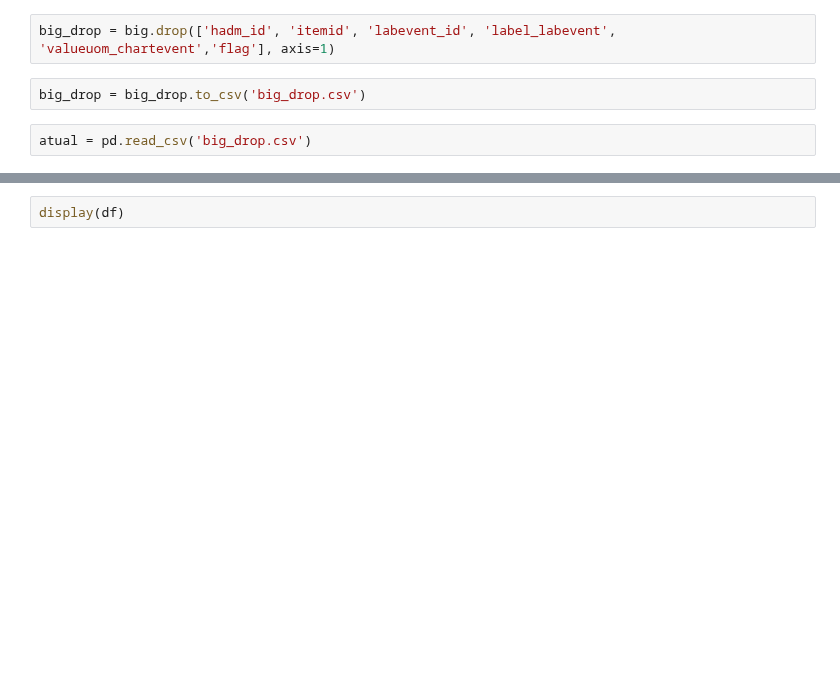
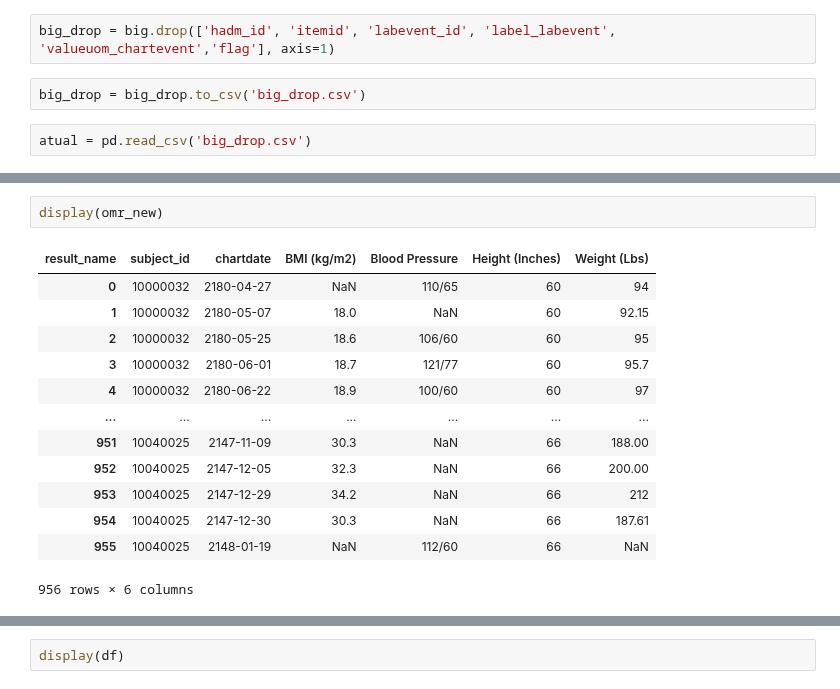
Before and after one commit to CatarinaCosta02/Master_Thesis, a Jupyter notebook: models/Final_treament.ipynb, the cells around one changed output, grey strips where cells are left out. Saved outputs shown, nothing was run; the diff lists cells and outputs as text; blank space fills up the shorter version.

```diff
--- a/models/Final_treament.ipynb
+++ b/models/Final_treament.ipynb
@@ -530,0 +547,16 @@ atual = pd.read_csv('big_drop.csv')
+# %%
+display(omr_new)
+# %% [output]
+| result_name | subject_id | chartdate | BMI (kg/m2) | Blood Pressure | Height (Inches) | Weight (Lbs) |
+| 0 | 10000032 | 2180-04-27 | NaN | 110/65 | 60 | 94 |
+| 1 | 10000032 | 2180-05-07 | 18.0 | NaN | 60 | 92.15 |
+| 2 | 10000032 | 2180-05-25 | 18.6 | 106/60 | 60 | 95 |
+| 3 | 10000032 | 2180-06-01 | 18.7 | 121/77 | 60 | 95.7 |
+| 4 | 10000032 | 2180-06-22 | 18.9 | 100/60 | 60 | 97 |
+| ... | ... | ... | ... | ... | ... | ... |
+| 951 | 10040025 | 2147-11-09 | 30.3 | NaN | 66 | 188.00 |
+| 952 | 10040025 | 2147-12-05 | 32.3 | NaN | 66 | 200.00 |
+| 953 | 10040025 | 2147-12-29 | 34.2 | NaN | 66 | 212 |
+| 954 | 10040025 | 2147-12-30 | 30.3 | NaN | 66 | 187.61 |
+| 955 | 10040025 | 2148-01-19 | NaN | 112/60 | 66 | NaN |
+956 rows × 6 columns
```
Also changed, not shown: parts of 9 cells of this notebook.
